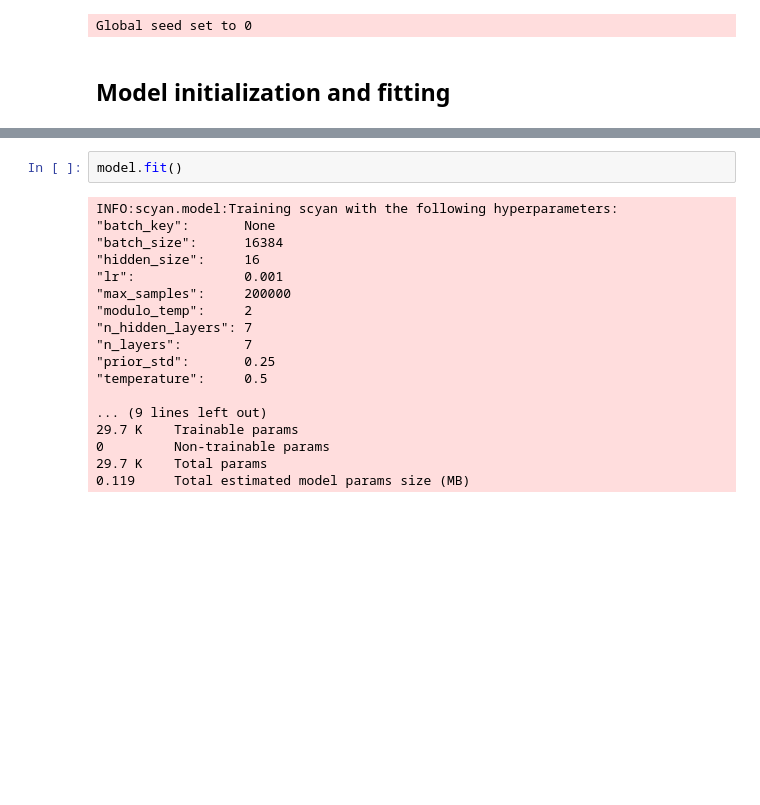
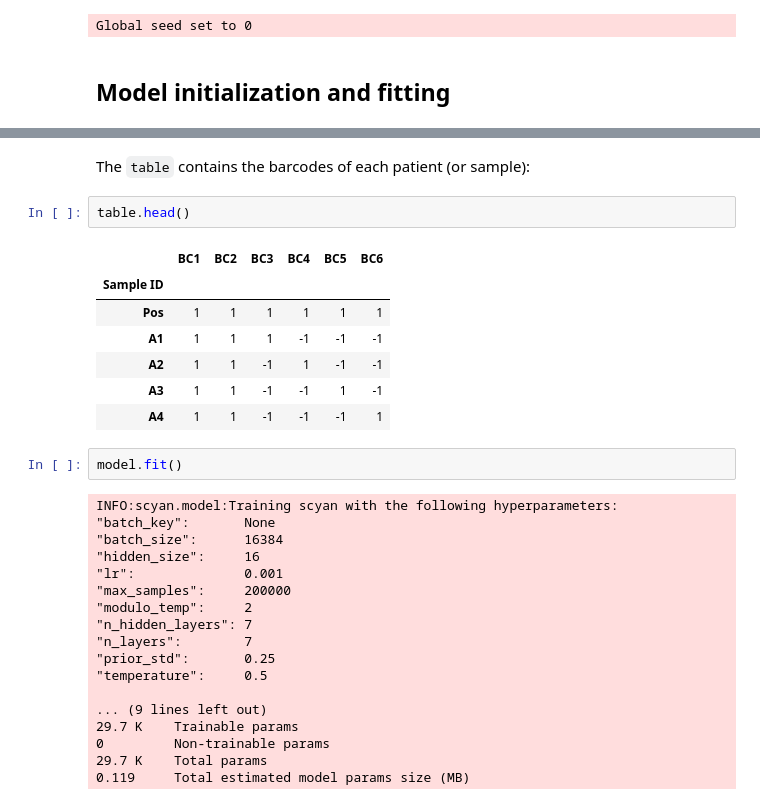
Before and after one commit to MICS-Lab/scyan, a Jupyter notebook: docs/tutorials/debarcoding.ipynb, the cells around one changed output, grey strips where cells are left out. Drawn from its saved outputs; the diff is of its cells as text; blank space fills up the shorter version.

```diff
--- a/docs/tutorials/debarcoding.ipynb
+++ b/docs/tutorials/debarcoding.ipynb
@@ -17,4 +18,16 @@ INFO:scyan.model:Initialized Scyan model with N=100000 cells, P=22 populations a
    └── Batch correction mode: False
+# %% [markdown]
+The `table` contains the barcodes of each patient (or sample):
+# %%
+table.head()
+# %% [output]
+|  | BC1 | BC2 | BC3 | BC4 | BC5 | BC6 |
+| Sample ID |  |  |  |  |  |  |
+| Pos | 1 | 1 | 1 | 1 | 1 | 1 |
+| A1 | 1 | 1 | 1 | -1 | -1 | -1 |
+| A2 | 1 | 1 | -1 | 1 | -1 | -1 |
+| A3 | 1 | 1 | -1 | -1 | 1 | -1 |
+| A4 | 1 | 1 | -1 | -1 | -1 | 1 |
 # %%
 model.fit()
 # %% [output]
```
Also changed, not shown: parts of 2 cells of this notebook, 5 other files.
